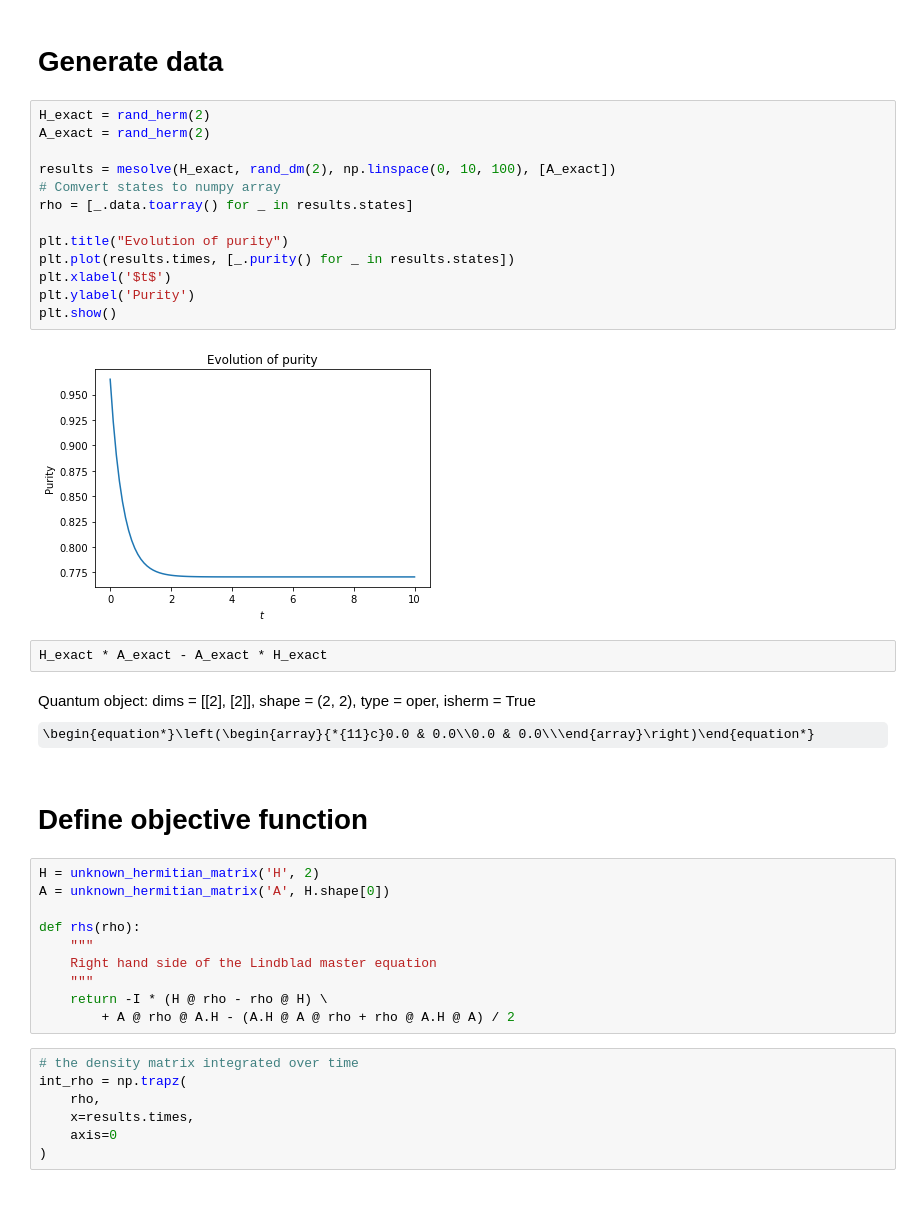
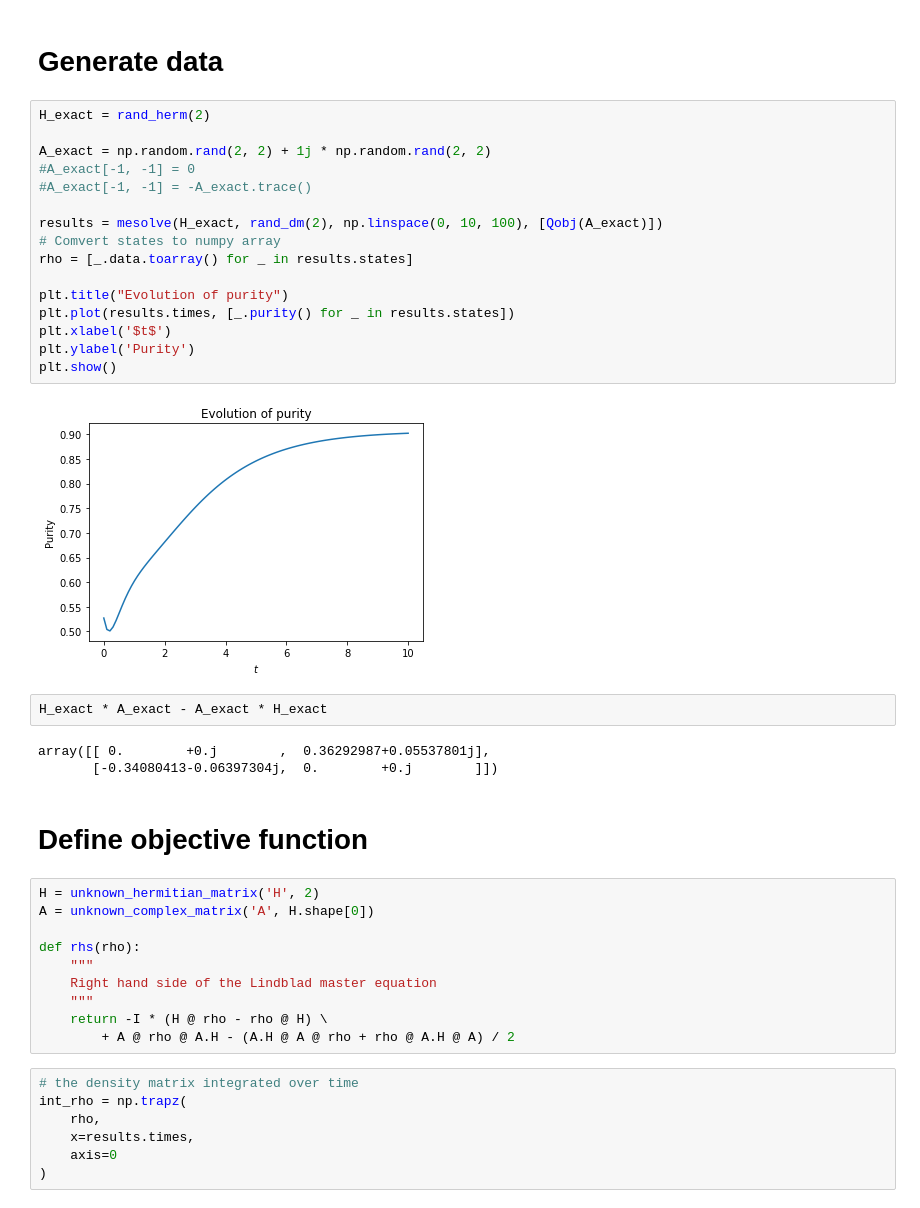
Before and after one commit to dibondar/QSystemIdentification, a Jupyter notebook: Lindblad_SI_compop.ipynb, the cells around one changed output. Cells and saved outputs as stored; diff of their text form; some formulas as TeX source.

```diff
--- a/Lindblad_SI_compop.ipynb
+++ b/Lindblad_SI_compop.ipynb
@@ -38,28 +45,32 @@ def unknown_hermitian_matrix(name, n):
 # Generate data
 # %%
 H_exact = rand_herm(2)
-A_exact = rand_herm(2)
 
-results = mesolve(H_exact, rand_dm(2), np.linspace(0, 10, 100), [A_exact])
+A_exact = np.random.rand(2, 2) + 1j * np.random.rand(2, 2)
+#A_exact[-1, -1] = 0
+#A_exact[-1, -1] = -A_exact.trace()
+
+results = mesolve(H_exact, rand_dm(2), np.linspace(0, 10, 100), [Qobj(A_exact)])
 # Comvert states to numpy array
 rho = [_.data.toarray() for _ in results.states]
 
 plt.title("Evolution of purity")
 plt.plot(results.times, [_.purity() for _ in results.states])
 plt.xlabel('$t$')
 plt.ylabel('Purity')
 plt.show()
 # %% [output]
-[figure, old version]
+[figure, new version]
 # %%
 H_exact * A_exact - A_exact * H_exact
 # %% [output]
-Quantum object: dims = [[2], [2]], shape = (2, 2), type = oper, isherm = True\begin{equation*}\left(\begin{array}{*{11}c}0.0 & 0.0\\0.0 & 0.0\\\end{array}\right)\end{equation*}
+array([[ 0.        +0.j        ,  0.36292987+0.05537801j],
+       [-0.34080413-0.06397304j,  0.        +0.j        ]])
 # %% [markdown]
 # Define objective function
 # %%
 H = unknown_hermitian_matrix('H', 2)
-A = unknown_hermitian_matrix('A', H.shape[0])
+A = unknown_complex_matrix('A', H.shape[0])
 
 def rhs(rho):
     """
```
Also changed, not shown: parts of 12 cells of this notebook.
